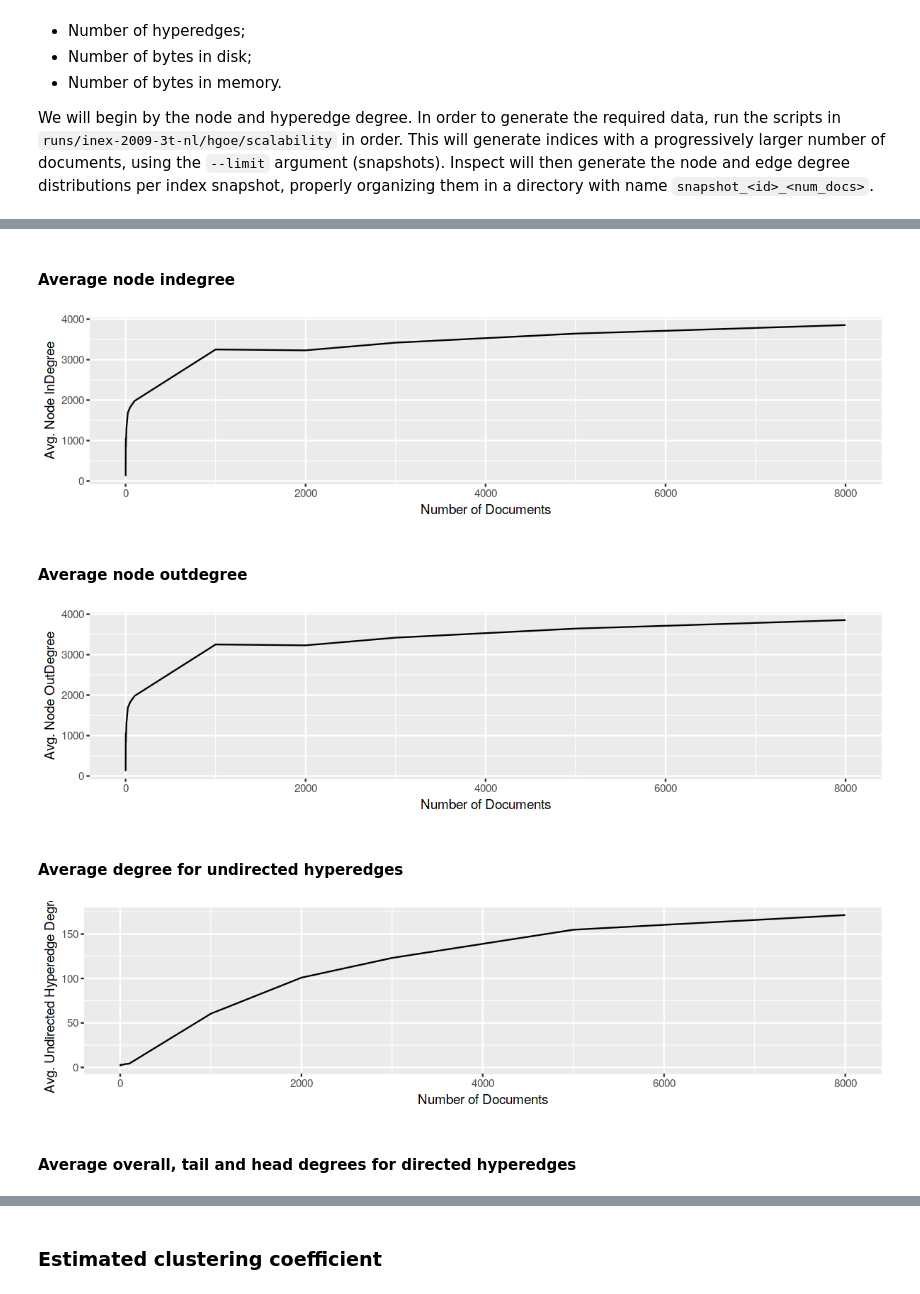
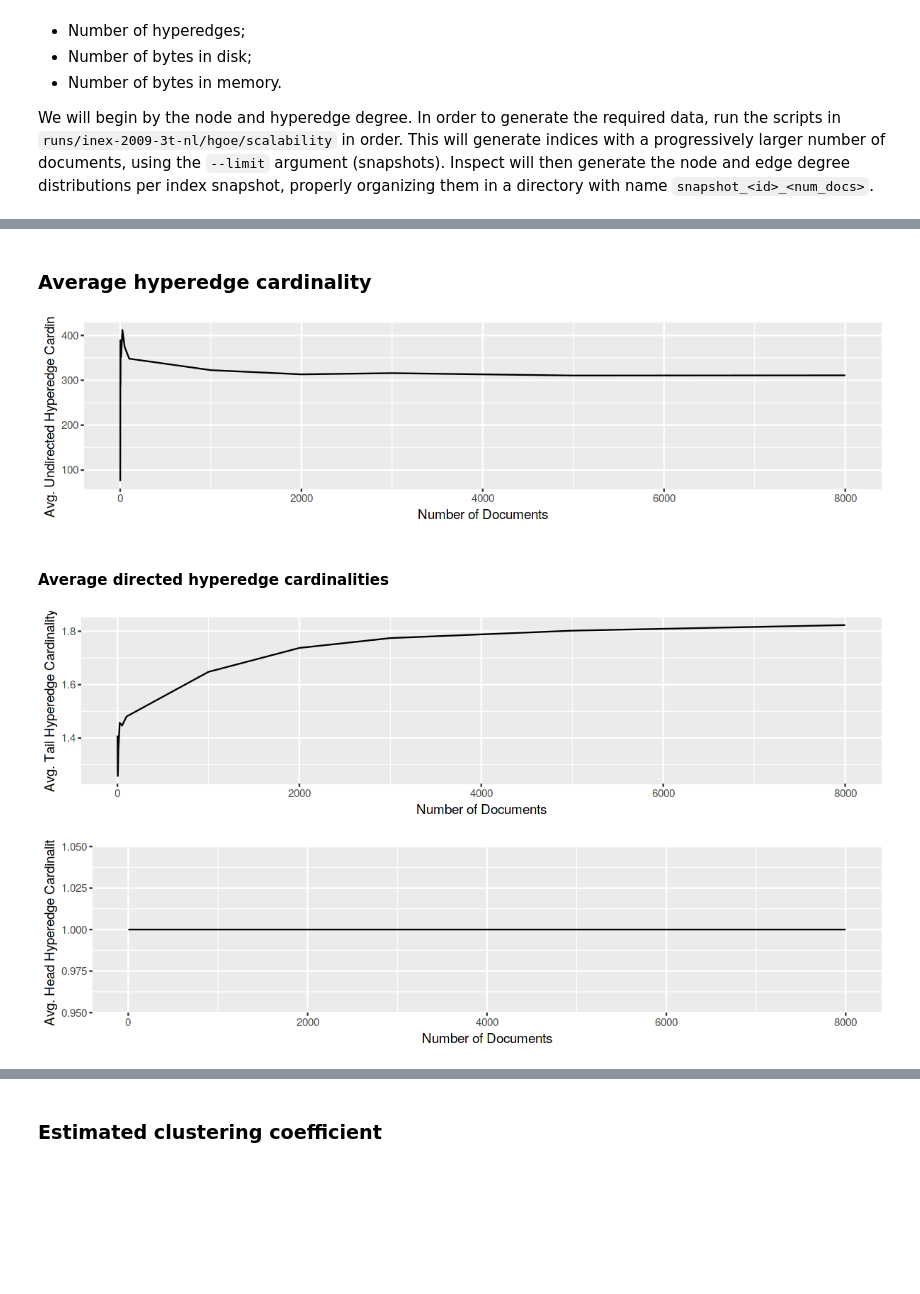
Before and after one commit to feup-infolab/army-ant, a Jupyter notebook: notebooks/hypergraph_of_entity/hypergraph_of_entity.ipynb, the cells around one changed output, grey strips where cells are left out. Saved outputs shown, nothing was run; the diff lists cells and outputs as text; code cells hidden in the pictures; blank space fills up the shorter version.

```diff
--- a/notebooks/hypergraph_of_entity/hypergraph_of_entity.ipynb
+++ b/notebooks/hypergraph_of_entity/hypergraph_of_entity.ipynb
@@ -126,0 +109,20 @@ head(edge_degree)
+# %%
+plot_degree_per_type <- function(data, label, name="degree") {
+    data <- split(data, data$type)
+    data <- lapply(data, function(d) {
+      cbind(
+          type=d$type[1],
+          setNames(as.data.frame(table(d[[name]])), c(name, "freq")))
+    })
+    data <- do.call(rbind, data)
+    data[[name]] <- as.numeric(as.character(data[[name]]))
+
+    ggplot(data, aes_string(x=name, y="freq")) +
+        facet_wrap(~type) +
+        geom_point(size=0.5) +
+        #stat_smooth(method = "lm") +
+        scale_x_log10() +
+        scale_y_log10(limits=c(1,max(data$Freq))) +
+        xlab(label) +
+        ylab("Frequency")
+}
@@ -202,7 +344,9 @@ load_snapshots_degree_data <- function(base_dir, type="node") {
             snapshot_name = snapshot,
             snapshot_id = strsplit(snapshot, "_")[[1]][2],
             num_docs = strsplit(snapshot, "_")[[1]][3],
-            do.call(paste("load", type, "degree_data", sep="_"), list(base_dir = snapshot_dir)))
+            do.call(
+                paste("load", type, ifelse(type == "node", "degree", "cardinality"), "data", sep="_"),
+                list(base_dir = snapshot_dir)))
     }))
 
     data$num_docs <- as.numeric(as.character(data$num_docs))
@@ -233,8 +377,8 @@ head(snapshot_edge_degree)
 # %%
-plot_degree_over_time <- function(data, label, degree_colname="degree") {
+plot_degree_over_time <- function(data, label, stat="degree") {
     data <- data %>%
         group_by(num_docs) %>%
-        summarize(mean=mean(!!sym(degree_colname), na.rm=TRUE))
+        summarize(mean=mean(!!sym(stat), na.rm=TRUE))
 
     ggplot(data, aes(x=num_docs, y=mean)) +
         geom_line() +
@@ -242,10 +386,10 @@ plot_degree_over_time <- function(data, label, degree_colname="degree") {
         ylab(label)
 }
 
-plot_size_over_time <- function(data, label, degree_colname="degree") {
+plot_size_over_time <- function(data, label, stat="degree") {
     data <- data %>%
         group_by(num_docs) %>%
-        summarize(len=length(!!sym(degree_colname)))
+        summarize(len=length(!!sym(stat)))
 
     ggplot(data, aes(x=num_docs, y=len)) +
         geom_line() +
@@ -264,24 +421,22 @@ plot_degree_over_time(snapshot_edge_degree, "Avg. Hyperedge Degree")
 # %% [markdown]
-#### Average node indegree
+### Average hyperedge cardinality
 # %%
 options(repr.plot.width=10, repr.plot.height=2.5)
-plot_degree_over_time(snapshot_node_degree, "Avg. Node InDegree", degree_colname = "indegree")
+plot_degree_over_time(
+    snapshot_edge_degree %>% filter(!is_directed), "Avg. Undirected Hyperedge Cardinality", stat = "cardinality")
 # %% [output]
-[figure, old version]
+[figure, new version]
-# %% [markdown]
-#### Average node outdegree
+# %% [markdown]
+#### Average directed hyperedge cardinalities
 # %%
 options(repr.plot.width=10, repr.plot.height=2.5)
-plot_degree_over_time(snapshot_node_degree, "Avg. Node OutDegree", degree_colname = "outdegree")
+plot_degree_over_time(
+    snapshot_edge_degree %>% filter(is_directed), "Avg. Tail Hyperedge Cardinality", stat = "tail_cardinality")
 # %% [output]
-[figure, old version]
+[figure, new version]
-# %% [markdown]
-#### Average degree for undirected hyperedges
 # %%
 options(repr.plot.width=10, repr.plot.height=2.5)
 plot_degree_over_time(
-    snapshot_edge_degree %>% filter(!is_directed), "Avg. Undirected Hyperedge Degree", degree_colname = "degree")
+    snapshot_edge_degree %>% filter(is_directed), "Avg. Head Hyperedge Cardinality", stat = "head_cardinality")
 # %% [output]
-[figure, old version]
+[figure, new version]
-# %% [markdown]
-#### Average overall, tail and head degrees for directed hyperedges
```
Also changed, not shown: parts of 46 cells of this notebook, 3 other files.
